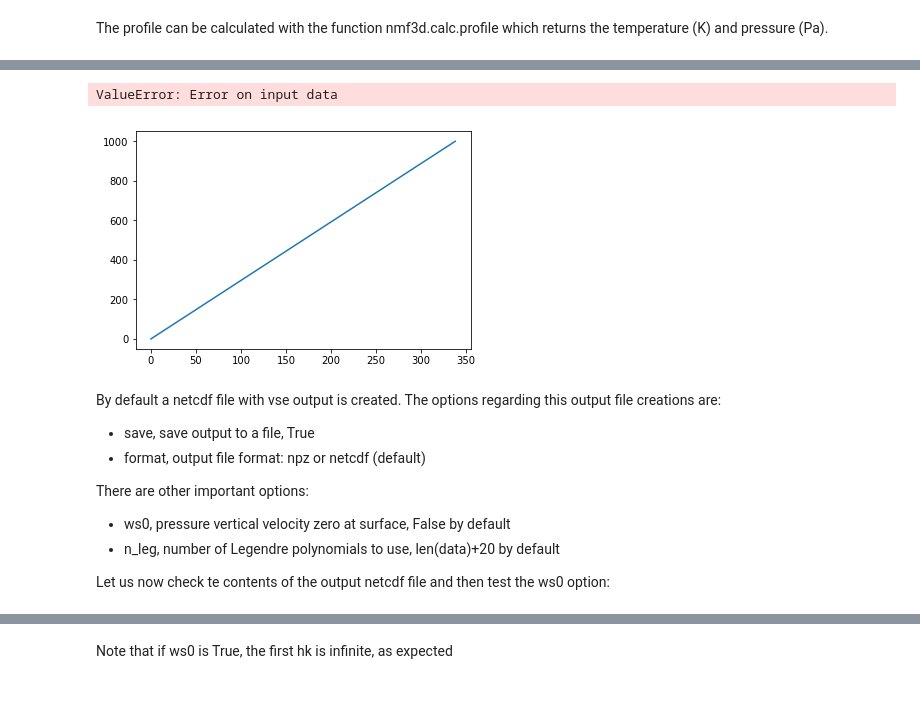
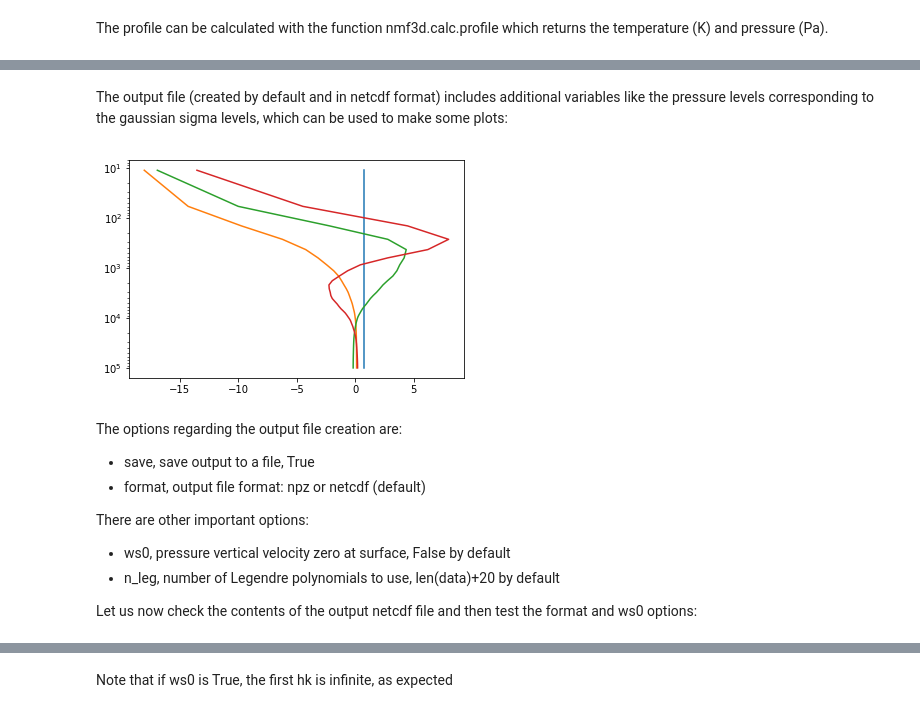
Before and after one commit to martalmeida/nmf3d, a Jupyter notebook: doc/tutorial.ipynb, the cells around one changed output, grey strips where cells are left out. Drawn from its saved outputs; the diff is of its cells as text; code cells hidden in the pictures.

```diff
--- a/doc/tutorial.ipynb
+++ b/doc/tutorial.ipynb
@@ -127,33 +111,14 @@ saving out_vs_ws0True.nc
-# %%
-import netCDF4
-plev=netCDF4.Dataset(vfile).variables['plev'][:]/100
-#pl.semilogy(Gn[:4].T,plev)
-#pl.semilogy(Gn[3].T,plev)
-#pl.gca().invert_yaxis()
-
-p=np.linspace(plev[-1],plev[0],plev.size*3)
-pl.plot(p)
-
-#v=np.interp(p,plev,Gn[3])
-#pl.plot(v,p)
-
-from scipy.interpolate import splrep,splev
-#print(plev.shape,Gn[3].shape)
-#print(plev)
-#print(Gn[3])
-#aux=splrep(np.arange(plev.size),Gn[3])
-
-#pl.plot(plev)
-#print(plev.dtype)
-aux = splrep(plev,Gn[3])
-v = splev(p, aux,der=0,ext=0)
-pl.plot(v,p)
-#''';
-# %% [output]
-ValueError: Error on input data
-[figure, removed]
+# %% [markdown]
+The output file (created by default and in netcdf format) includes additional variables like the pressure levels corresponding to the gaussian sigma levels, which can be used to make some plots:
+# %%
+import netCDF4
+plev=netCDF4.Dataset(vfile).variables['plev'][:]
+pl.semilogy(Gn[:4].T,plev)
+pl.gca().invert_yaxis()
+# %% [output]
+[figure, added]
 # %% [markdown]
-By default a netcdf file with vse output is created. The options regarding this output file creations are:
+The options regarding the output file creation are:
 
  - save, save output to a file, True
  - format, output file format: npz or netcdf (default)
@@ -162,6 +127,6 @@ There are other important options:
 - ws0, pressure vertical velocity zero at surface, False by default
 - n_leg, number of Legendre polynomials to use, len(data)+20 by default
 
-Let us now check te contents of the output netcdf file and then test the ws0 option:
+Let us now check the contents of the output netcdf file and then test the format and ws0 options:
 # %%
 nmf3d.calcs.ncshow(vfile)
```
Also changed, not shown: parts of 37 cells of this notebook, 27 other files.
